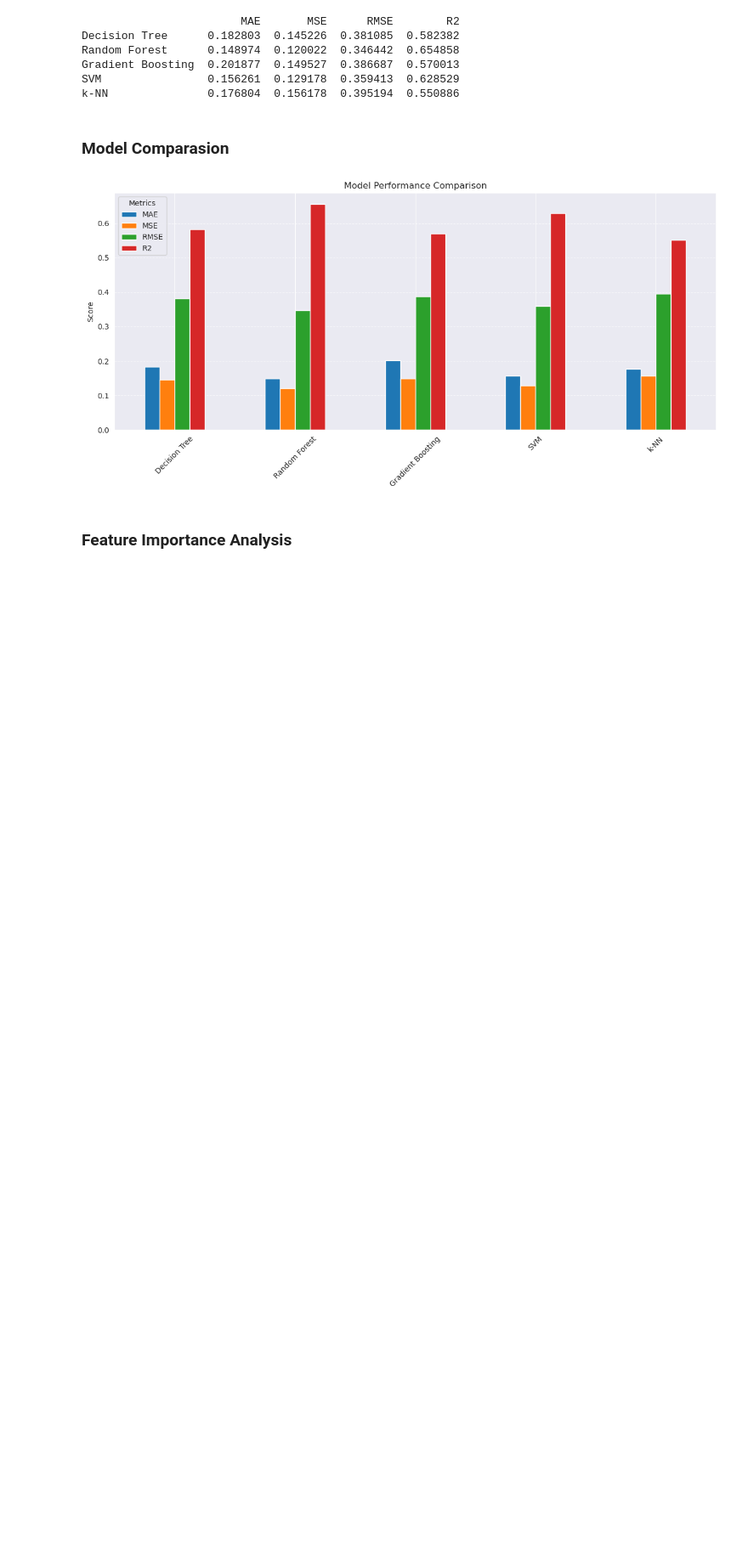
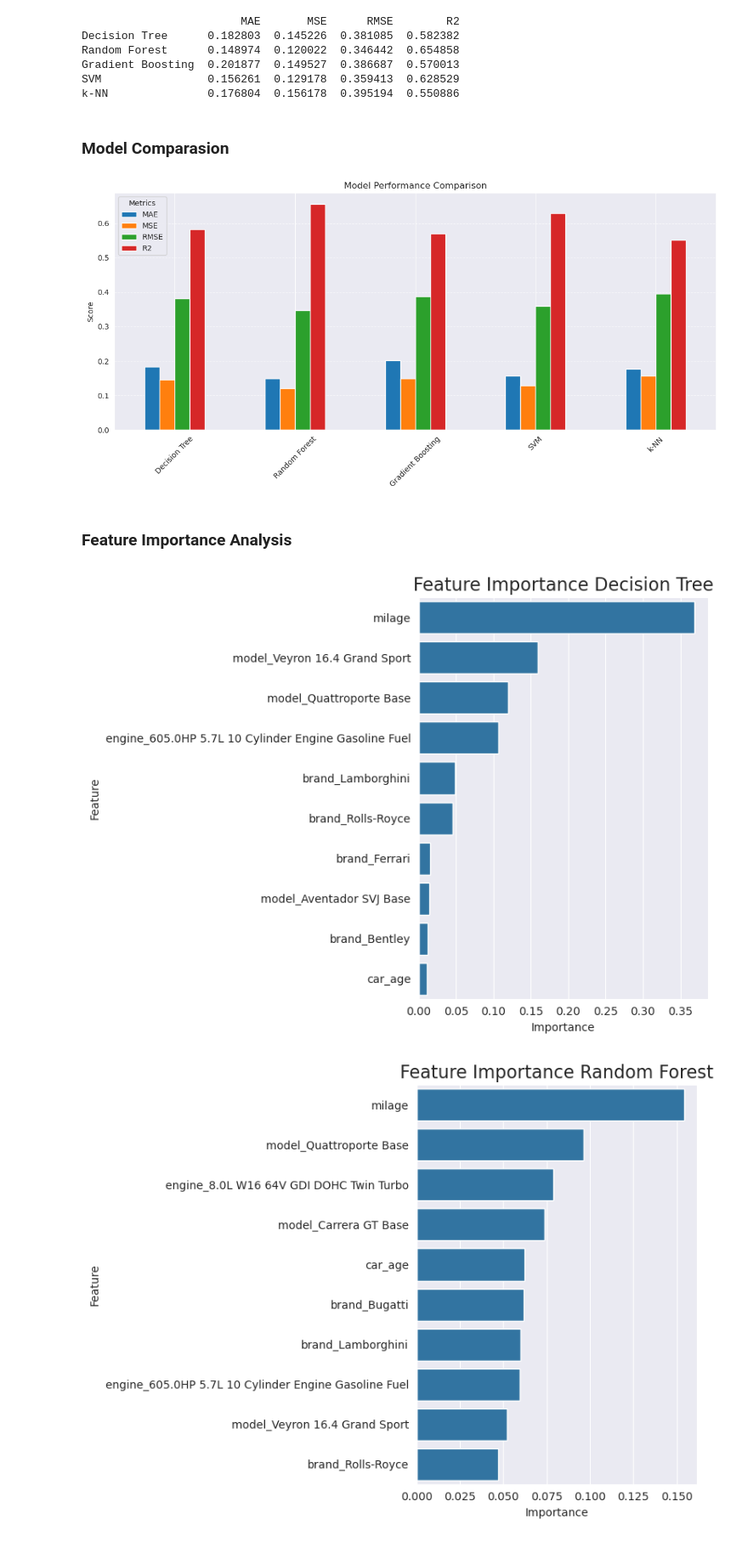
Before and after one commit to Proenca13/Projects, a Jupyter notebook: Car Price/Car_Price.ipynb, the cells around one changed output. Shown at 85% size. Drawn from its saved outputs; the diff is of its cells as text; code cells hidden in the pictures; blank space fills up the shorter version.

```diff
--- a/Car Price/Car_Price.ipynb
+++ b/Car Price/Car_Price.ipynb
@@ -320,3 +320,51 @@ plt.show()
 [figure]
 # %% [markdown]
 ### Feature Importance Analysis
+# %%
+# Decision Tree
+dt_model = models['Decision Tree']
+feature_importance_dt = pd.DataFrame({
+    'Feature': X.columns,
+    'Importance': dt_model.feature_importances_
+}).sort_values(by='Importance', ascending=False)
+
+# Random Forest
+rf_model = models['Random Forest']
+feature_importance_rf = pd.DataFrame({
+    'Feature': X.columns,
+    'Importance': rf_model.feature_importances_
+}).sort_values(by='Importance', ascending=False)
+
+# Gradient Boosting
+gb_model = models['Gradient Boosting']
+feature_importance_gb = pd.DataFrame({
+    'Feature': X.columns,
+    'Importance': gb_model.feature_importances_
+}).sort_values(by='Importance', ascending=False)
+
+top5_features = feature_importance_dt.head(10)
+
+plt.figure(figsize=(8, 6))
+sns.barplot(x='Importance', y='Feature', data=top5_features)
+plt.title('Feature Importance Decision Tree', fontsize=16)
+plt.tight_layout()
+plt.show()
+
+top5_features = feature_importance_rf.head(10)
+
+plt.figure(figsize=(8, 6))
+sns.barplot(x='Importance', y='Feature', data=top5_features)
+plt.title('Feature Importance Random Forest', fontsize=16)
+plt.tight_layout()
+plt.show()
+
+top5_features = feature_importance_gb.head(10)
+
+plt.figure(figsize=(8, 6))
+sns.barplot(x='Importance', y='Feature', data=top5_features)
+plt.title('Feature Importance Gradient Boosting', fontsize=16)
+plt.tight_layout()
+plt.show()
+# %% [output]
+[figure, added]
+[figure, added]
```
Also changed, not shown: parts of 1 cell of this notebook.
